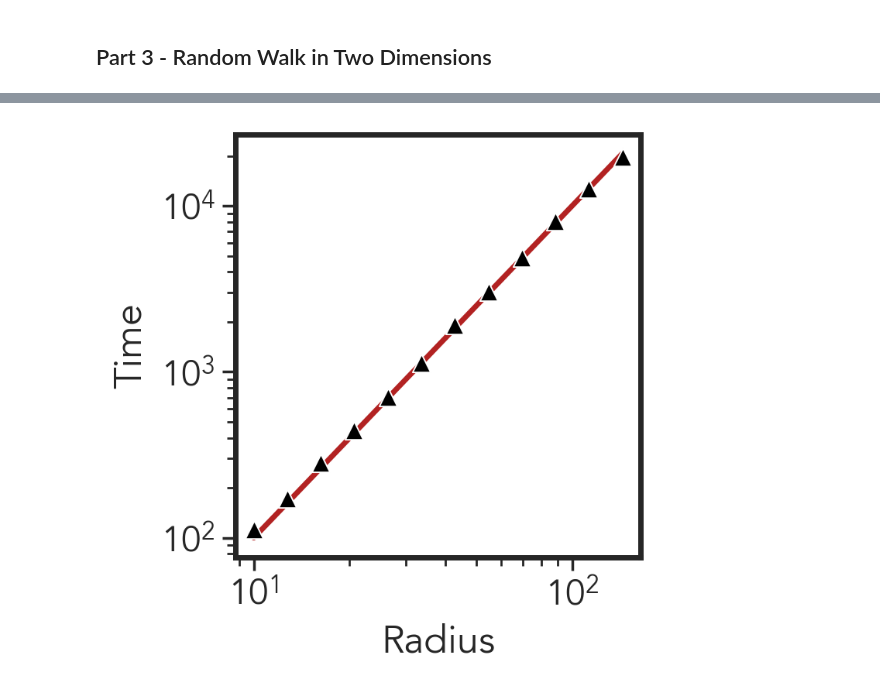
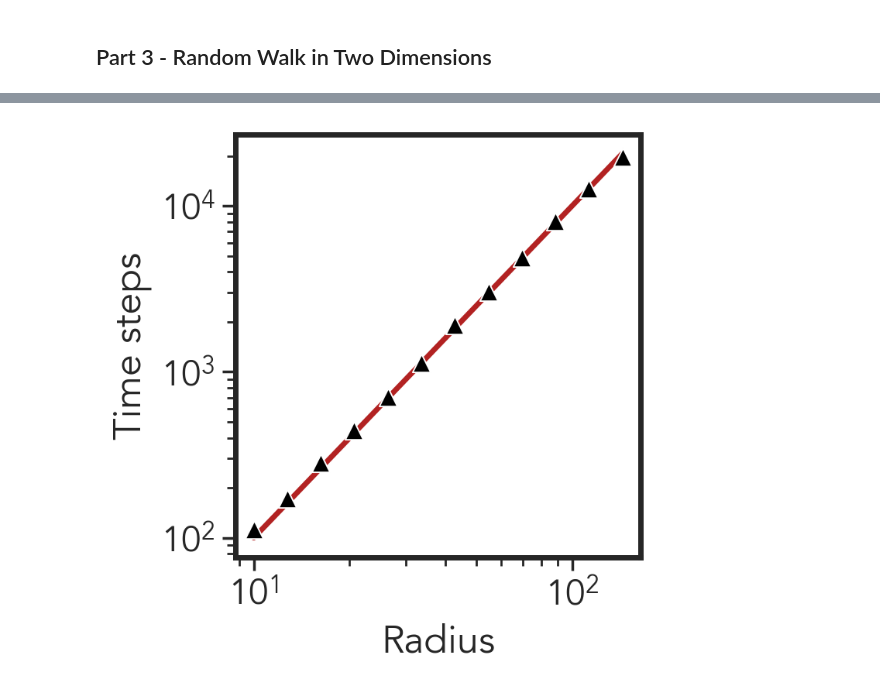
Before and after one commit to epigani/ModTF2324, a Jupyter notebook: code/ModTF_01.ipynb, the cells around one changed output, grey strips where cells are left out. Saved outputs shown, nothing was run; the diff lists cells and outputs as text; code cells hidden in the pictures.

```diff
--- a/code/ModTF_01.ipynb
+++ b/code/ModTF_01.ipynb
@@ -385,14 +385,14 @@ for radius in radii:
 # %%
 fig, ax = plt.subplots(1, 1, figsize=(3.5, 3.5), constrained_layout=True)
 
 sns.scatterplot(x=radii, y=np.mean(times, axis=1), s=70, marker='^', color='black', alpha=1)
 x_plot = radii[np.mean(times, axis=1) > 0]
 y_plot = x_plot**2
 sns.lineplot(x=x_plot, y=y_plot, lw=2.5, color='firebrick', alpha=1, zorder=-1)
 
 ax.set_xlabel('Radius')
-ax.set_ylabel('Time')
+ax.set_ylabel('Time steps')
 ax.set_xscale('log')
 ax.set_yscale('log')
 # %% [output]
-[figure, old version]
+[figure, new version]
```
Also changed, not shown: parts of 3 cells of this notebook.
